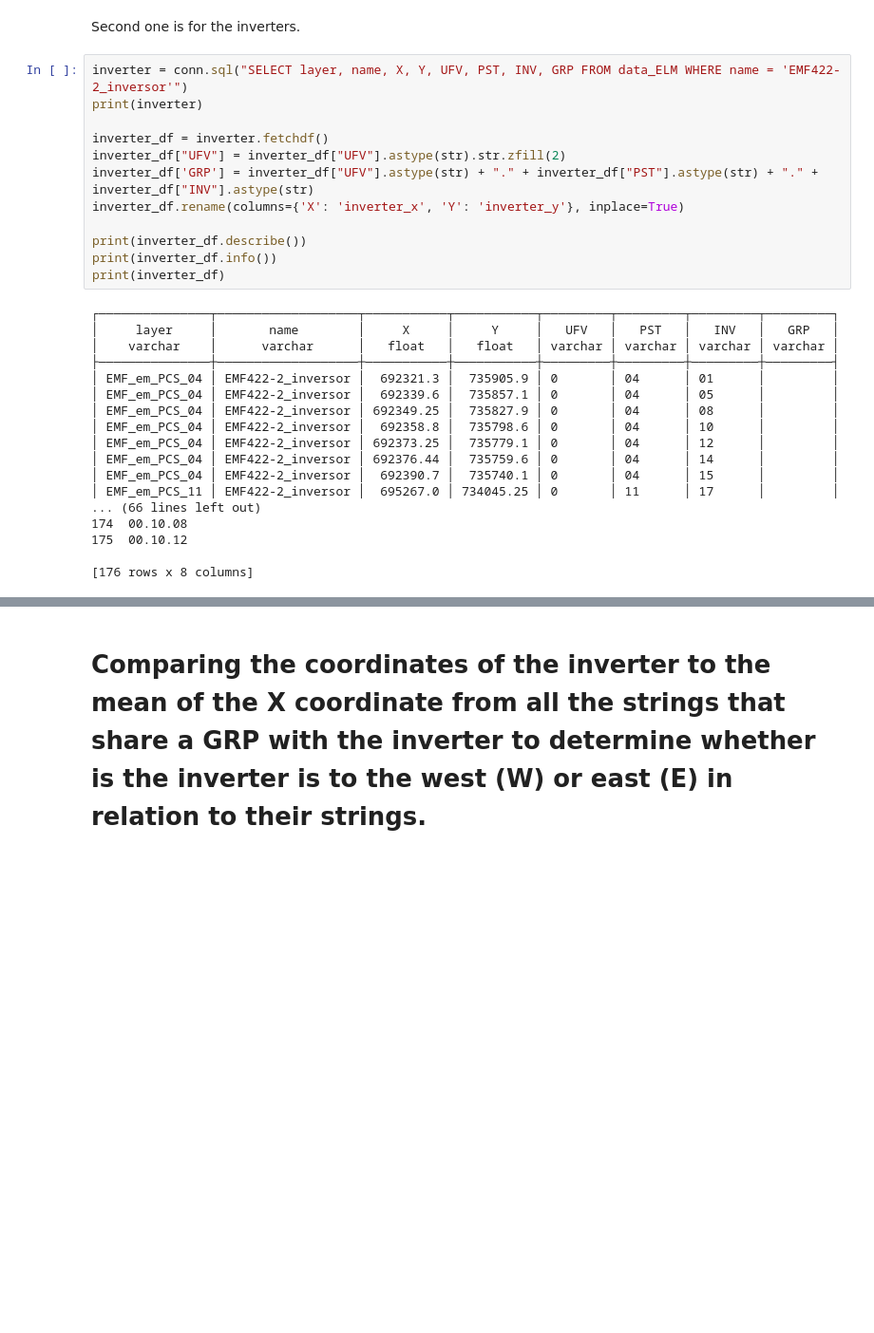
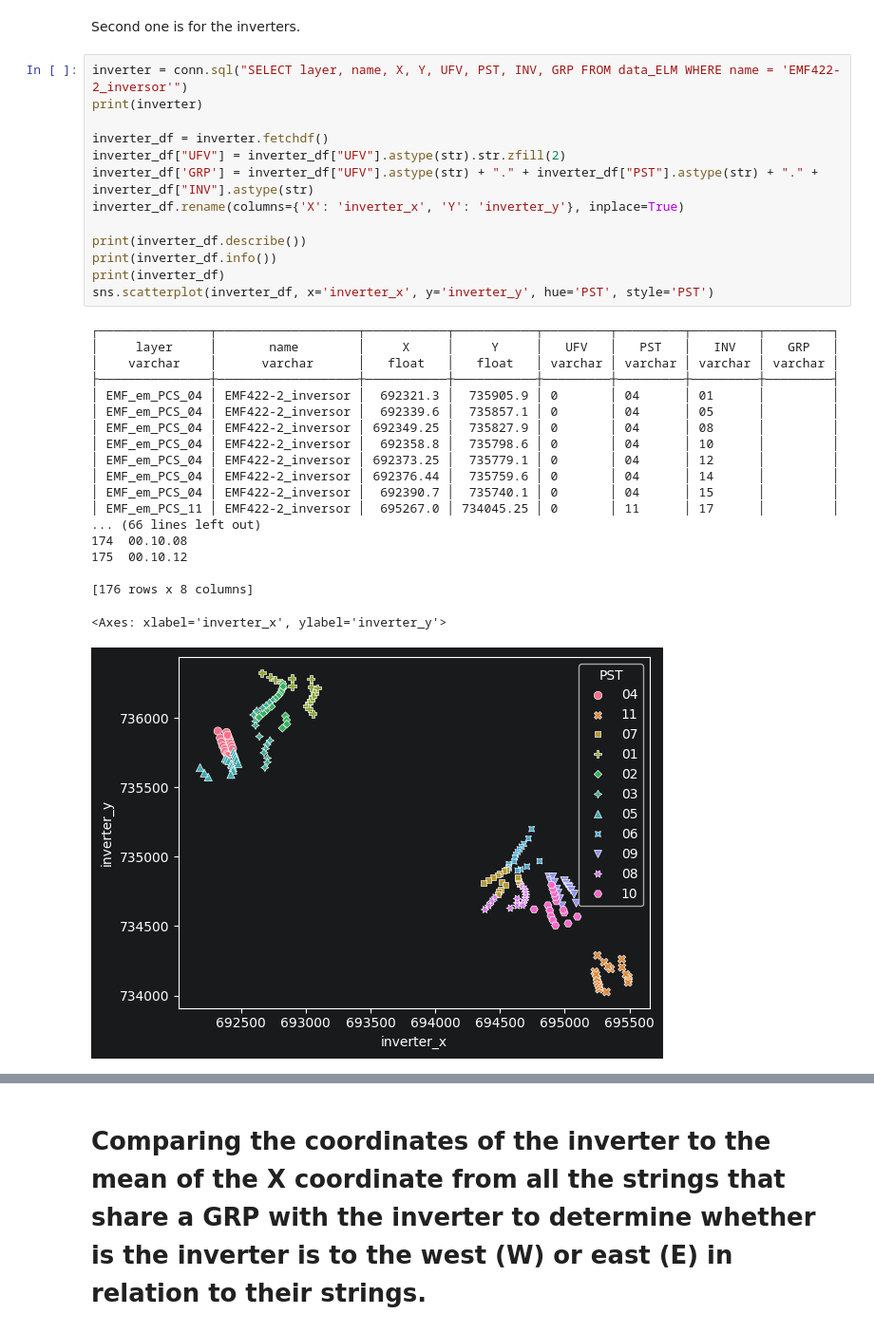
Before and after one commit to RafaelParanhos/Solar_Energy_Framework, a Jupyter notebook: Structure DC - Toolestown.ipynb, the cells around one changed output, grey strips where cells are left out. Shown at 95% size. Drawn from its saved outputs; the diff is of its cells as text; blank space fills up the shorter version.

```diff
--- a/Structure DC - Toolestown.ipynb
+++ b/Structure DC - Toolestown.ipynb
@@ -108,30 +146,33 @@ Second one is for the inverters.
 # %%
 inverter = conn.sql("SELECT layer, name, X, Y, UFV, PST, INV, GRP FROM data_ELM WHERE name = 'EMF422-2_inversor'")
 print(inverter)
 
 inverter_df = inverter.fetchdf()
 inverter_df["UFV"] = inverter_df["UFV"].astype(str).str.zfill(2)
 inverter_df['GRP'] = inverter_df["UFV"].astype(str) + "." + inverter_df["PST"].astype(str) + "." + inverter_df["INV"].astype(str)
 inverter_df.rename(columns={'X': 'inverter_x', 'Y': 'inverter_y'}, inplace=True)
 
 print(inverter_df.describe())
 print(inverter_df.info())
 print(inverter_df)
+sns.scatterplot(inverter_df, x='inverter_x', y='inverter_y', hue='PST', style='PST')
 # %% [output]
 ┌───────────────┬───────────────────┬───────────┬───────────┬─────────┬─────────┬─────────┬─────────┐
 │     layer     │       name        │     X     │     Y     │   UFV   │   PST   │   INV   │   GRP   │
 │    varchar    │      varchar      │   float   │   float   │ varchar │ varchar │ varchar │ varchar │
 ├───────────────┼───────────────────┼───────────┼───────────┼─────────┼─────────┼─────────┼─────────┤
 │ EMF_em_PCS_04 │ EMF422-2_inversor │  692321.3 │  735905.9 │ 0       │ 04      │ 01      │         │
 │ EMF_em_PCS_04 │ EMF422-2_inversor │  692339.6 │  735857.1 │ 0       │ 04      │ 05      │         │
 │ EMF_em_PCS_04 │ EMF422-2_inversor │ 692349.25 │  735827.9 │ 0       │ 04      │ 08      │         │
 │ EMF_em_PCS_04 │ EMF422-2_inversor │  692358.8 │  735798.6 │ 0       │ 04      │ 10      │         │
 │ EMF_em_PCS_04 │ EMF422-2_inversor │ 692373.25 │  735779.1 │ 0       │ 04      │ 12      │         │
 │ EMF_em_PCS_04 │ EMF422-2_inversor │ 692376.44 │  735759.6 │ 0       │ 04      │ 14      │         │
 │ EMF_em_PCS_04 │ EMF422-2_inversor │  692390.7 │  735740.1 │ 0       │ 04      │ 15      │         │
 │ EMF_em_PCS_11 │ EMF422-2_inversor │  695267.0 │ 734045.25 │ 0       │ 11      │ 17      │         │
 ... (66 lines left out)
 174  00.10.08
 175  00.10.12
 
 [176 rows x 8 columns]
+<Axes: xlabel='inverter_x', ylabel='inverter_y'>
+[figure, added]
```
Also changed, not shown: parts of 7 cells of this notebook.
